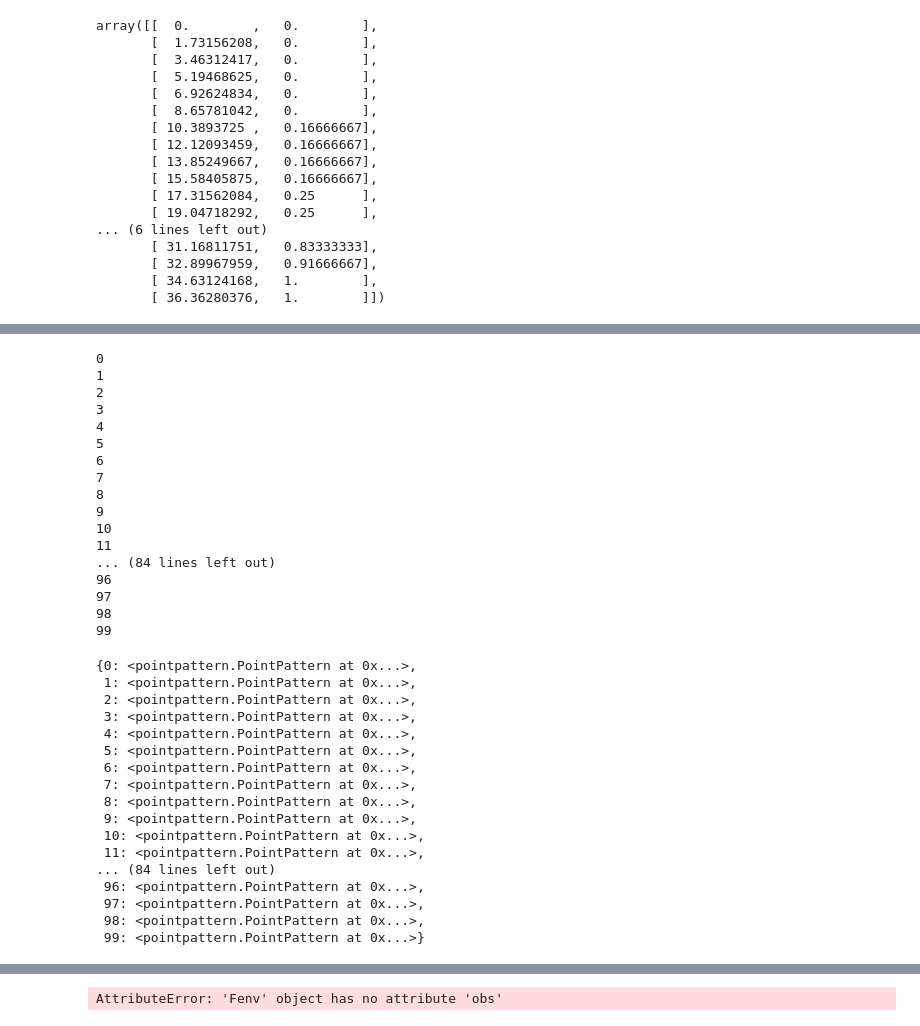
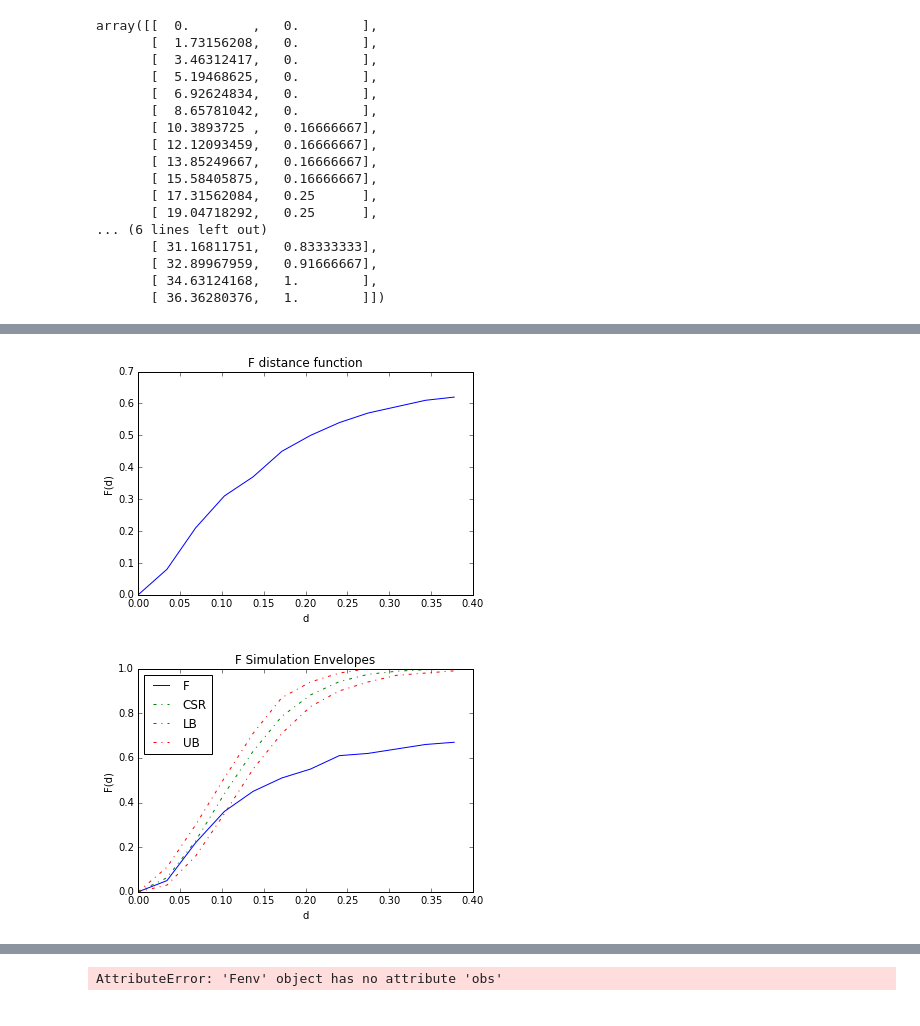
Before and after one commit to pysal/pointpats, a Jupyter notebook: distance_statistics.ipynb, the cells around one changed output, grey strips where cells are left out. Drawn from its saved outputs; the diff is of its cells as text; code cells hidden in the pictures.

```diff
--- a/distance_statistics.ipynb
+++ b/distance_statistics.ipynb
@@ -80,39 +66,0 @@ fenv.plot()
-# %%
-for real in realizations.realizations:
-    print real
-realizations.realizations
-# %% [output]
-0
-1
-2
-3
-4
-5
-6
-7
-8
-9
-10
-11
-... (84 lines left out)
-96
-97
-98
-99
-{0: <pointpattern.PointPattern at 0x...>,
- 1: <pointpattern.PointPattern at 0x...>,
- 2: <pointpattern.PointPattern at 0x...>,
- 3: <pointpattern.PointPattern at 0x...>,
- 4: <pointpattern.PointPattern at 0x...>,
- 5: <pointpattern.PointPattern at 0x...>,
- 6: <pointpattern.PointPattern at 0x...>,
- 7: <pointpattern.PointPattern at 0x...>,
- 8: <pointpattern.PointPattern at 0x...>,
- 9: <pointpattern.PointPattern at 0x...>,
- 10: <pointpattern.PointPattern at 0x...>,
- 11: <pointpattern.PointPattern at 0x...>,
-... (84 lines left out)
- 96: <pointpattern.PointPattern at 0x...>,
- 97: <pointpattern.PointPattern at 0x...>,
- 98: <pointpattern.PointPattern at 0x...>,
- 99: <pointpattern.PointPattern at 0x...>}
@@ -120,0 +74,15 @@ g??
+# %%
+from pysal.contrib import shapely_ext
+va = ps.open(ps.examples.get_path("virginia.shp"))
+polys = [shp for shp in va]
+vapnts = ps.open(ps.examples.get_path("vapoints.shp"))
+points = [shp for shp in vapnts]
+state = shapely_ext.cascaded_union(polys)
+# %%
+vpp = PointPattern(vapnts)
+# %%
+fvpp = F(vpp)
+# %%
+fvpp.plot()
+# %% [output]
+[figure, added]
@@ -120,0 +92,4 @@ g??
+# %%
+fenvvpp.plot()
+# %% [output]
+[figure, added]
```
Also changed, not shown: parts of 15 cells of this notebook, 1 other file.
